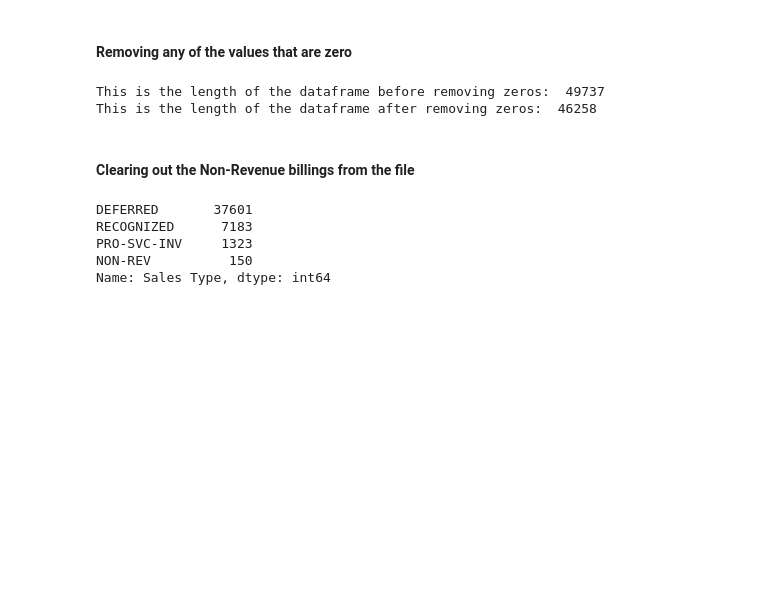
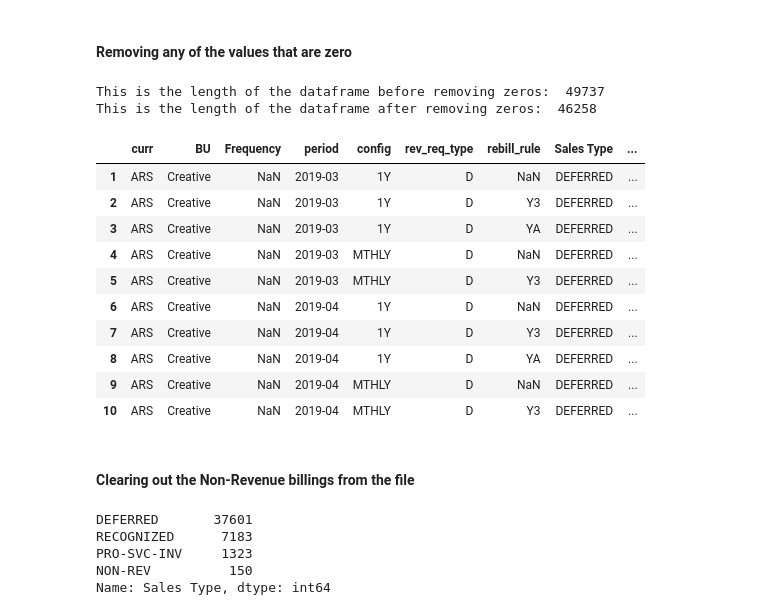
Before and after one commit to davidjsmith44/Deferred_Revenue_Forecast, a Jupyter notebook: notebooks/deferred_revenue_forecast.ipynb, the cells around one changed output. Drawn from its saved outputs; the diff is of its cells as text; code cells hidden in the pictures; blank space fills up the shorter version.

```diff
--- a/notebooks/deferred_revenue_forecast.ipynb
+++ b/notebooks/deferred_revenue_forecast.ipynb
@@ -164,9 +171,21 @@ print('This is the length of the dataframe after removing zeros: ', len(df))
 This is the length of the dataframe before removing zeros:  49737
 This is the length of the dataframe after removing zeros:  46258
 # %%
-#df.head(10)
+df.head(10)
 #df.tail(10)
 #df.sample(10)
+# %% [output]
+|  | curr | BU | Frequency | period | config | rev_req_type | rebill_rule | Sales Type | ... |
+| 1 | ARS | Creative | NaN | 2019-03 | 1Y | D | NaN | DEFERRED | ... |
+| 2 | ARS | Creative | NaN | 2019-03 | 1Y | D | Y3 | DEFERRED | ... |
+| 3 | ARS | Creative | NaN | 2019-03 | 1Y | D | YA | DEFERRED | ... |
+| 4 | ARS | Creative | NaN | 2019-03 | MTHLY | D | NaN | DEFERRED | ... |
+| 5 | ARS | Creative | NaN | 2019-03 | MTHLY | D | Y3 | DEFERRED | ... |
+| 6 | ARS | Creative | NaN | 2019-04 | 1Y | D | NaN | DEFERRED | ... |
+| 7 | ARS | Creative | NaN | 2019-04 | 1Y | D | Y3 | DEFERRED | ... |
+| 8 | ARS | Creative | NaN | 2019-04 | 1Y | D | YA | DEFERRED | ... |
+| 9 | ARS | Creative | NaN | 2019-04 | MTHLY | D | NaN | DEFERRED | ... |
+| 10 | ARS | Creative | NaN | 2019-04 | MTHLY | D | Y3 | DEFERRED | ... |
 # %% [markdown]
 #### Clearing out the Non-Revenue billings from the file
 # %%
```
Also changed, not shown: parts of 12 cells of this notebook.
